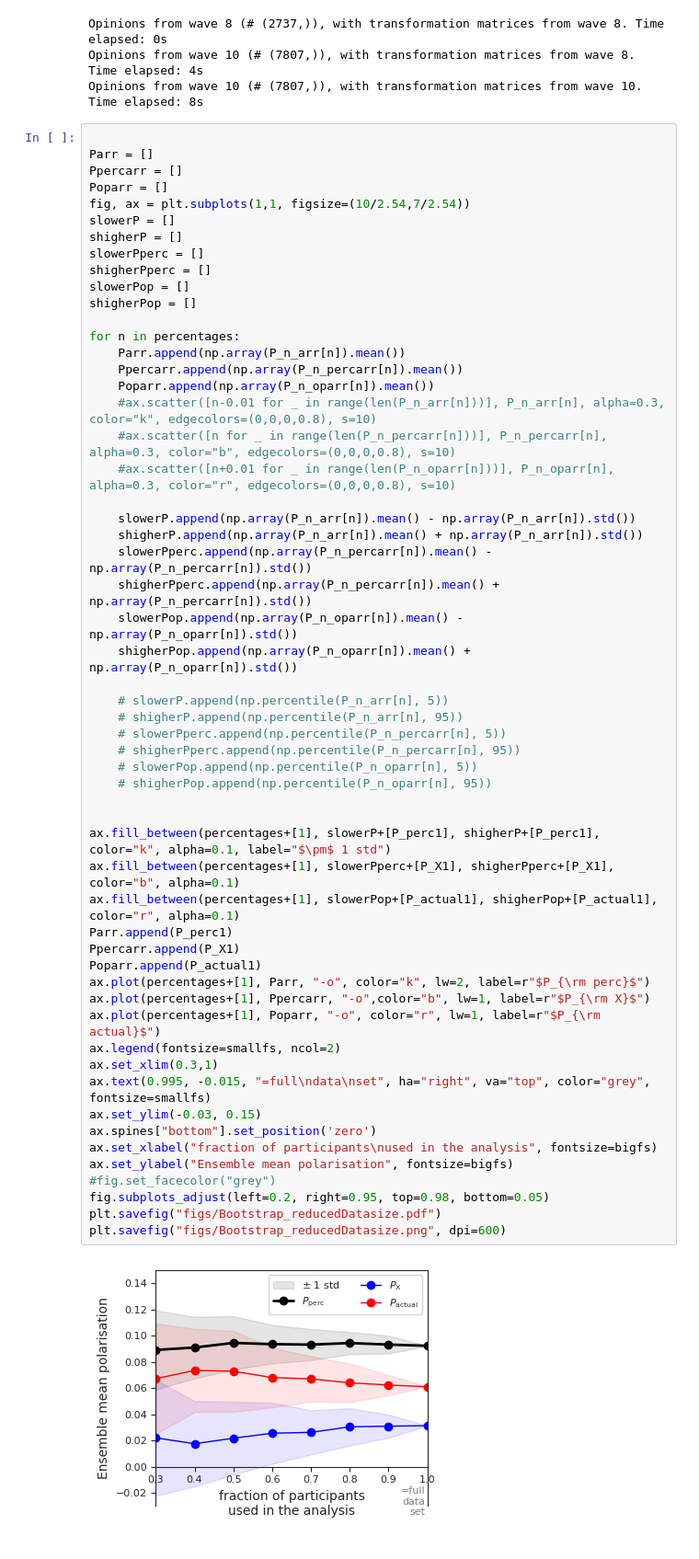
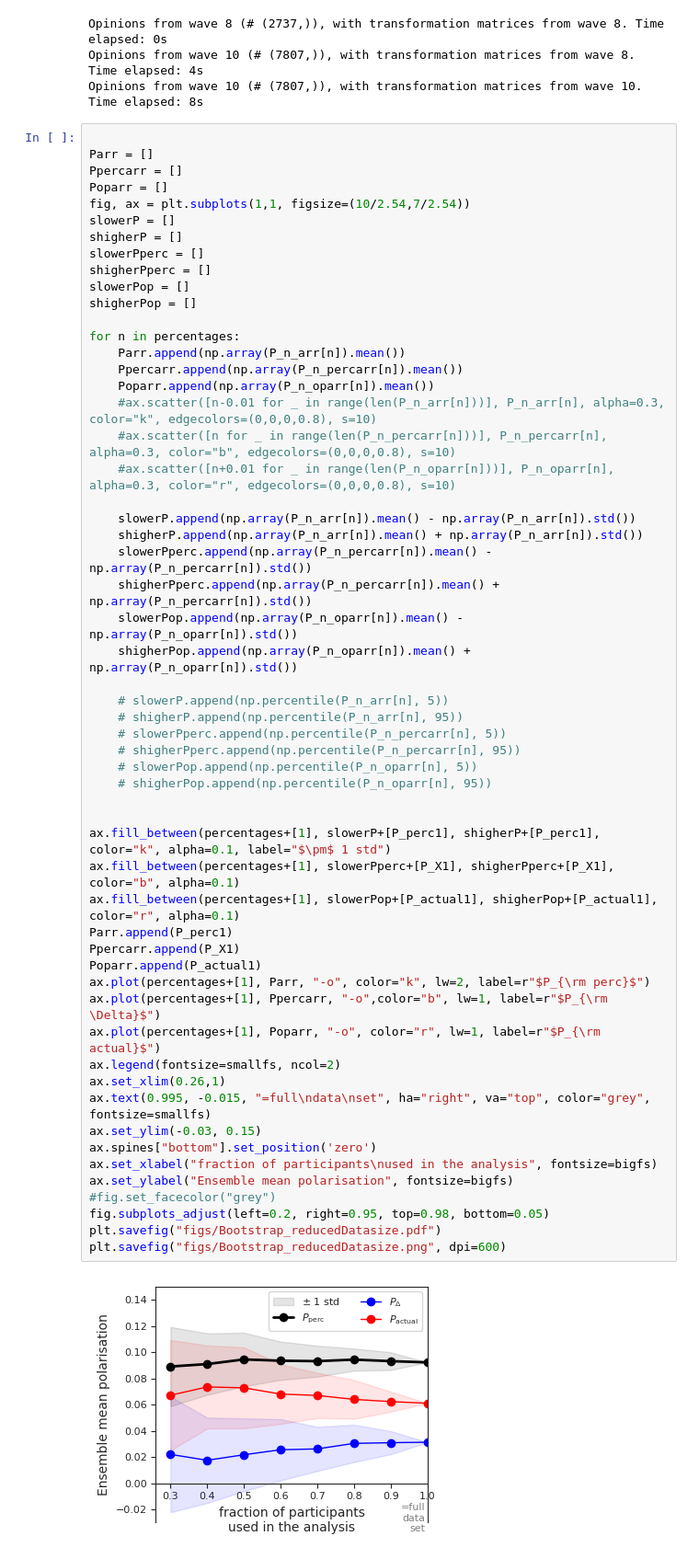
Before and after one commit to PeterSteiglechner/perceived-polarisation, a Jupyter notebook: Analysis.ipynb, the cells around one changed output. Shown: that part at 92% size. Saved outputs shown, nothing was run; the diff lists cells and outputs as text.

```diff
--- a/Analysis.ipynb
+++ b/Analysis.ipynb
@@ -437,33 +438,33 @@ for n in percentages:
     slowerPop.append(np.array(P_n_oparr[n]).mean() - np.array(P_n_oparr[n]).std())
     shigherPop.append(np.array(P_n_oparr[n]).mean() + np.array(P_n_oparr[n]).std())
 
     # slowerP.append(np.percentile(P_n_arr[n], 5))
     # shigherP.append(np.percentile(P_n_arr[n], 95))
     # slowerPperc.append(np.percentile(P_n_percarr[n], 5))
     # shigherPperc.append(np.percentile(P_n_percarr[n], 95))
     # slowerPop.append(np.percentile(P_n_oparr[n], 5))
     # shigherPop.append(np.percentile(P_n_oparr[n], 95))
 
 
 ax.fill_between(percentages+[1], slowerP+[P_perc1], shigherP+[P_perc1], color="k", alpha=0.1, label="$\pm$ 1 std")
 ax.fill_between(percentages+[1], slowerPperc+[P_X1], shigherPperc+[P_X1], color="b", alpha=0.1)
 ax.fill_between(percentages+[1], slowerPop+[P_actual1], shigherPop+[P_actual1], color="r", alpha=0.1)
 Parr.append(P_perc1)
 Ppercarr.append(P_X1)
 Poparr.append(P_actual1)
 ax.plot(percentages+[1], Parr, "-o", color="k", lw=2, label=r"$P_{\rm perc}$")
-ax.plot(percentages+[1], Ppercarr, "-o",color="b", lw=1, label=r"$P_{\rm X}$")
+ax.plot(percentages+[1], Ppercarr, "-o",color="b", lw=1, label=r"$P_{\rm \Delta}$")
 ax.plot(percentages+[1], Poparr, "-o", color="r", lw=1, label=r"$P_{\rm actual}$")
 ax.legend(fontsize=smallfs, ncol=2)
-ax.set_xlim(0.3,1)
+ax.set_xlim(0.26,1)
 ax.text(0.995, -0.015, "=full\ndata\nset", ha="right", va="top", color="grey", fontsize=smallfs)
 ax.set_ylim(-0.03, 0.15)
 ax.spines["bottom"].set_position('zero')
 ax.set_xlabel("fraction of participants\nused in the analysis", fontsize=bigfs)
 ax.set_ylabel("Ensemble mean polarisation", fontsize=bigfs)
 #fig.set_facecolor("grey")
 fig.subplots_adjust(left=0.2, right=0.95, top=0.98, bottom=0.05)
 plt.savefig("figs/Bootstrap_reducedDatasize.pdf")
 plt.savefig("figs/Bootstrap_reducedDatasize.png", dpi=600)
 # %% [output]
-[figure, old version]
+[figure, new version]
```
Also changed, not shown: parts of 3 cells of this notebook, 20 other files.
